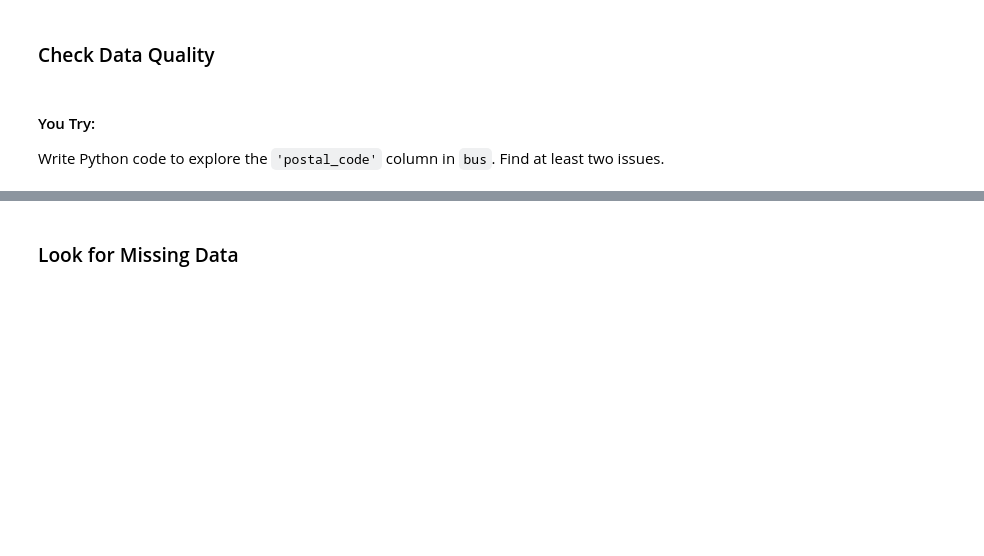
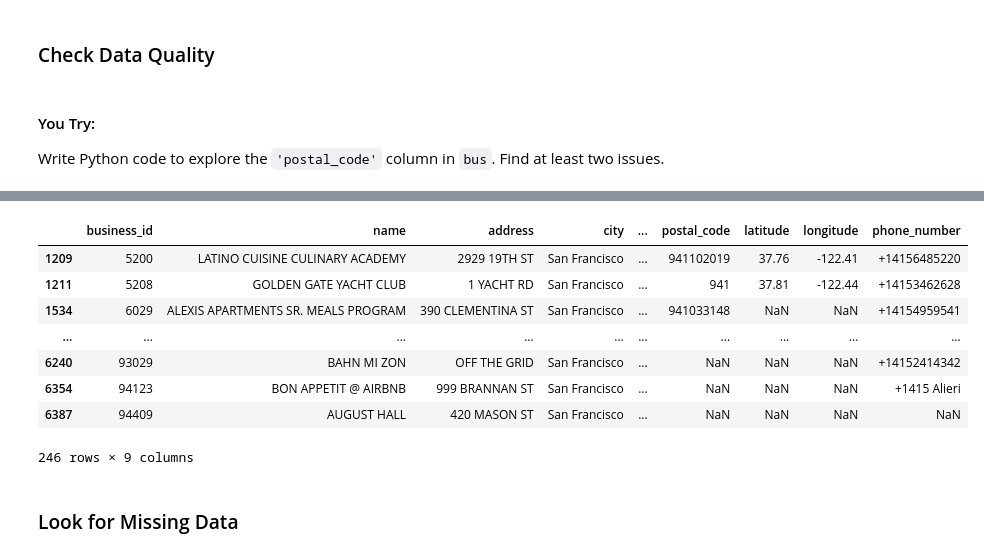
Before and after one commit to Ashahet1/Datascience, a Jupyter notebook: BootCamp_Oreilly/lab01.ipynb, the cells around one changed output, grey strips where cells are left out. Drawn from its saved outputs; the diff is of its cells as text; code cells hidden in the pictures; blank space fills up the shorter version.

```diff
--- a/BootCamp_Oreilly/lab01.ipynb
+++ b/BootCamp_Oreilly/lab01.ipynb
@@ -383,3 +530,17 @@ Write Python code to explore the `'postal_code'` column in `bus`. Find at least
+# %%
+# issue 1: Inconsistent length of postan code
+# issue 2: Missing values of postal number Nan
+bus[bus['postal_code'].str.len() != 5]  # Assuming U.S. 5-digit postal codes
+# %% [output]
+|  | business_id | name | address | city | ... | postal_code | latitude | longitude | phone_number |
+| 1209 | 5200 | LATINO CUISINE CULINARY ACADEMY | 2929 19TH ST | San Francisco | ... | 941102019 | 37.76 | -122.41 | +14156485220 |
+| 1211 | 5208 | GOLDEN GATE YACHT CLUB | 1 YACHT RD | San Francisco | ... | 941 | 37.81 | -122.44 | +14153462628 |
+| 1534 | 6029 | ALEXIS APARTMENTS SR. MEALS PROGRAM | 390 CLEMENTINA ST | San Francisco | ... | 941033148 | NaN | NaN | +14154959541 |
+| ... | ... | ... | ... | ... | ... | ... | ... | ... | ... |
+| 6240 | 93029 | BAHN MI ZON | OFF THE GRID | San Francisco | ... | NaN | NaN | NaN | +14152414342 |
+| 6354 | 94123 | BON APPETIT @ AIRBNB | 999 BRANNAN ST | San Francisco | ... | NaN | NaN | NaN | +1415 Alieri |
+| 6387 | 94409 | AUGUST HALL | 420 MASON ST | San Francisco | ... | NaN | NaN | NaN | NaN |
+246 rows × 9 columns
 # %%
 ...
 # %%
```
Also changed, not shown: parts of 44 cells of this notebook.
